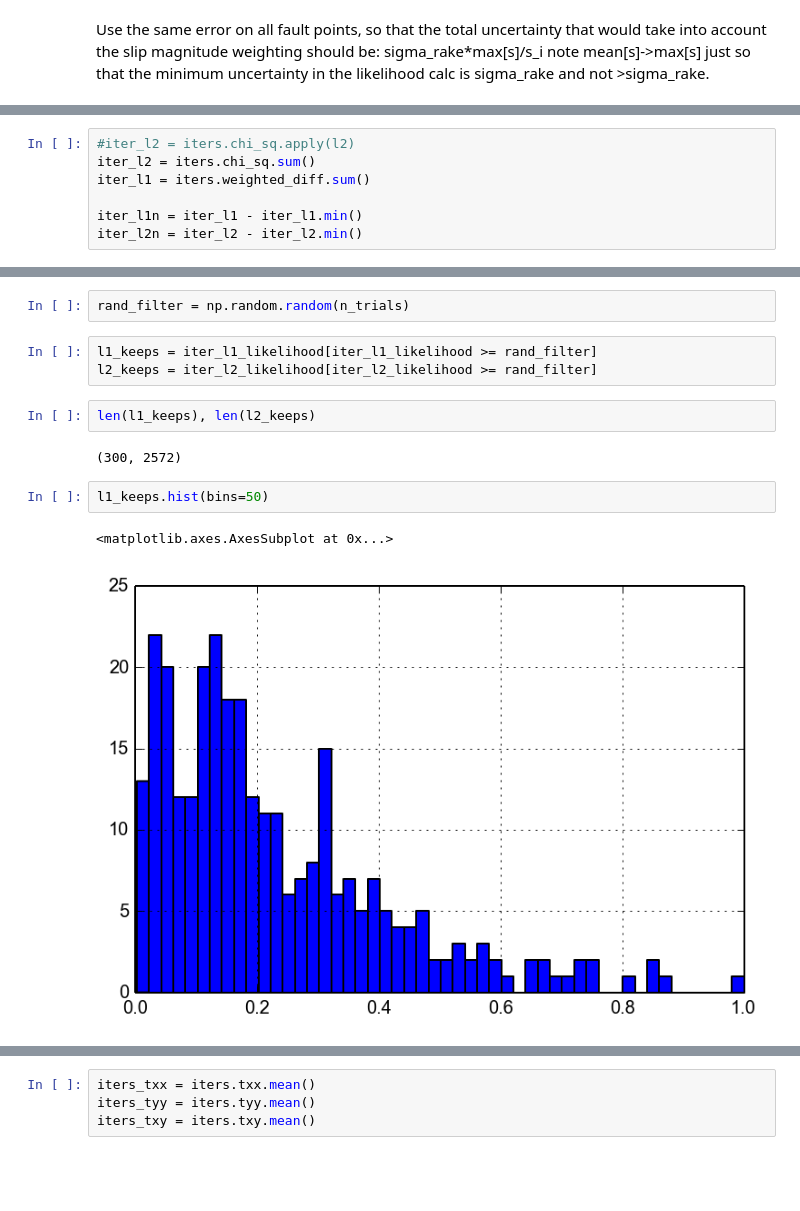
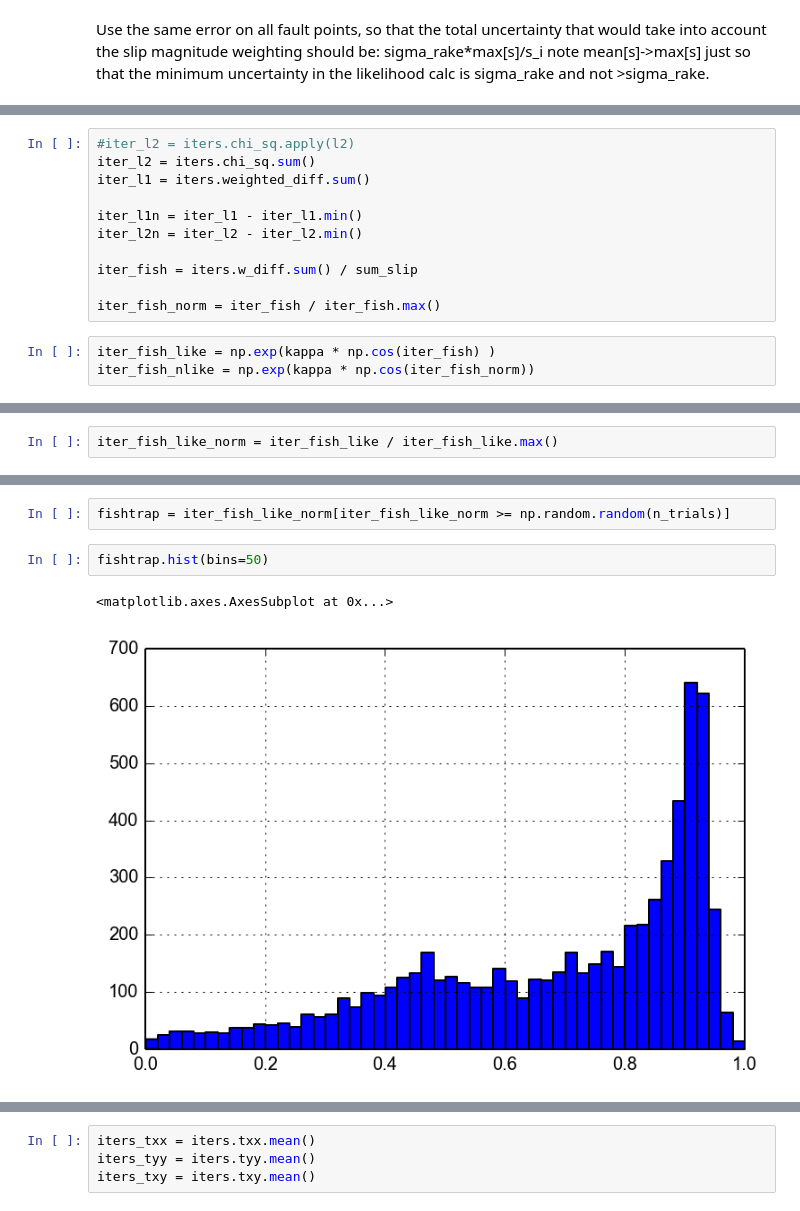
Before and after one commit to cossatot/wenchuan_topo_stress, a Jupyter notebook: tect_stress/notebooks/zhang_bayes_mc_rake_search.ipynb, the cells around one changed output, grey strips where cells are left out. Cells and saved outputs as stored; diff of their text form; blank space fills up the shorter version.

Commit message:
added von Mises distribution to likelihood calcs for Zhang notebook

```diff
--- a/tect_stress/notebooks/zhang_bayes_mc_rake_search.ipynb
+++ b/tect_stress/notebooks/zhang_bayes_mc_rake_search.ipynb
@@ -191,4 +194,11 @@ iter_l1 = iters.weighted_diff.sum()
 
 iter_l1n = iter_l1 - iter_l1.min()
 iter_l2n = iter_l2 - iter_l2.min()
+
+iter_fish = iters.w_diff.sum() / sum_slip
+
+iter_fish_norm = iter_fish / iter_fish.max()
+# %%
+iter_fish_like = np.exp(kappa * np.cos(iter_fish) )
+iter_fish_nlike = np.exp(kappa * np.cos(iter_fish_norm))
 # %%
@@ -306,0 +272,2 @@ iter_l2_likelihood.hist(bins=100)
+# %%
+iter_fish_like_norm = iter_fish_like / iter_fish_like.max()
@@ -307,14 +279,7 @@ iter_l2_likelihood.hist(bins=100)
 # %%
-rand_filter = np.random.random(n_trials)
+fishtrap = iter_fish_like_norm[iter_fish_like_norm >= np.random.random(n_trials)]
-# %%
-l1_keeps = iter_l1_likelihood[iter_l1_likelihood >= rand_filter]
-l2_keeps = iter_l2_likelihood[iter_l2_likelihood >= rand_filter]
-# %%
-len(l1_keeps), len(l2_keeps)
-# %% [output]
-(300, 2572)
 # %%
-l1_keeps.hist(bins=50)
+fishtrap.hist(bins=50)
 # %% [output]
 <matplotlib.axes.AxesSubplot at 0x...>
-[figure, old version]
+[figure, new version]
```
Also changed, not shown: parts of 40 cells of this notebook.
